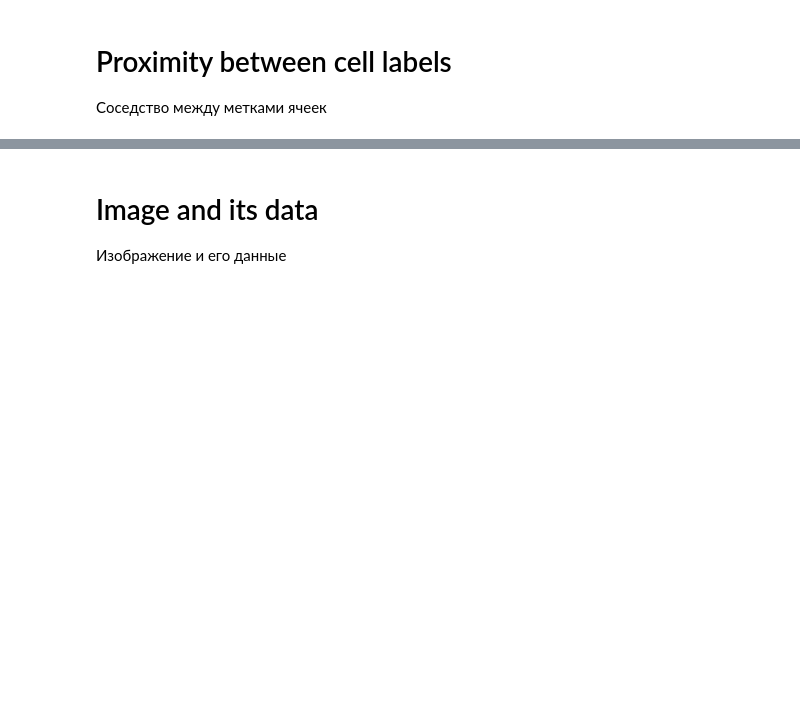
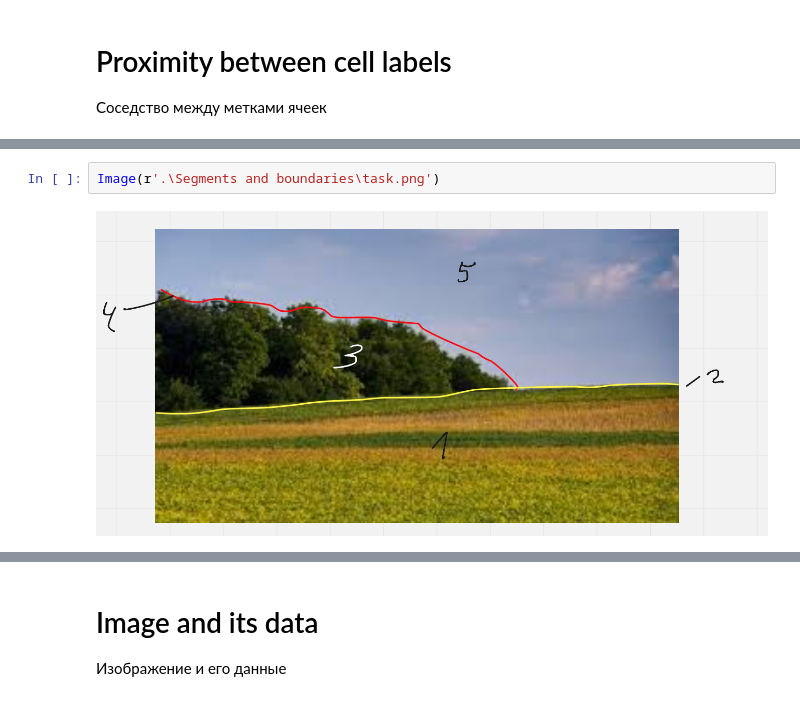
Before and after one commit to Alester99/Computational-geometry-in-computer-vision, a Jupyter notebook: Lab 2/Lab 2.ipynb, the cells around one changed output, grey strips where cells are left out. Saved outputs shown, nothing was run; the diff lists cells and outputs as text; blank space fills up the shorter version.

```diff
--- a/Lab 2/Lab 2.ipynb
+++ b/Lab 2/Lab 2.ipynb
@@ -72,0 +92,4 @@ L[2,1,1]
+# %%
+Image(r'.\Segments and boundaries\task.png')
+# %% [output]
+[figure, added]
```
Also changed, not shown: parts of 30 cells of this notebook, 15 other files.
